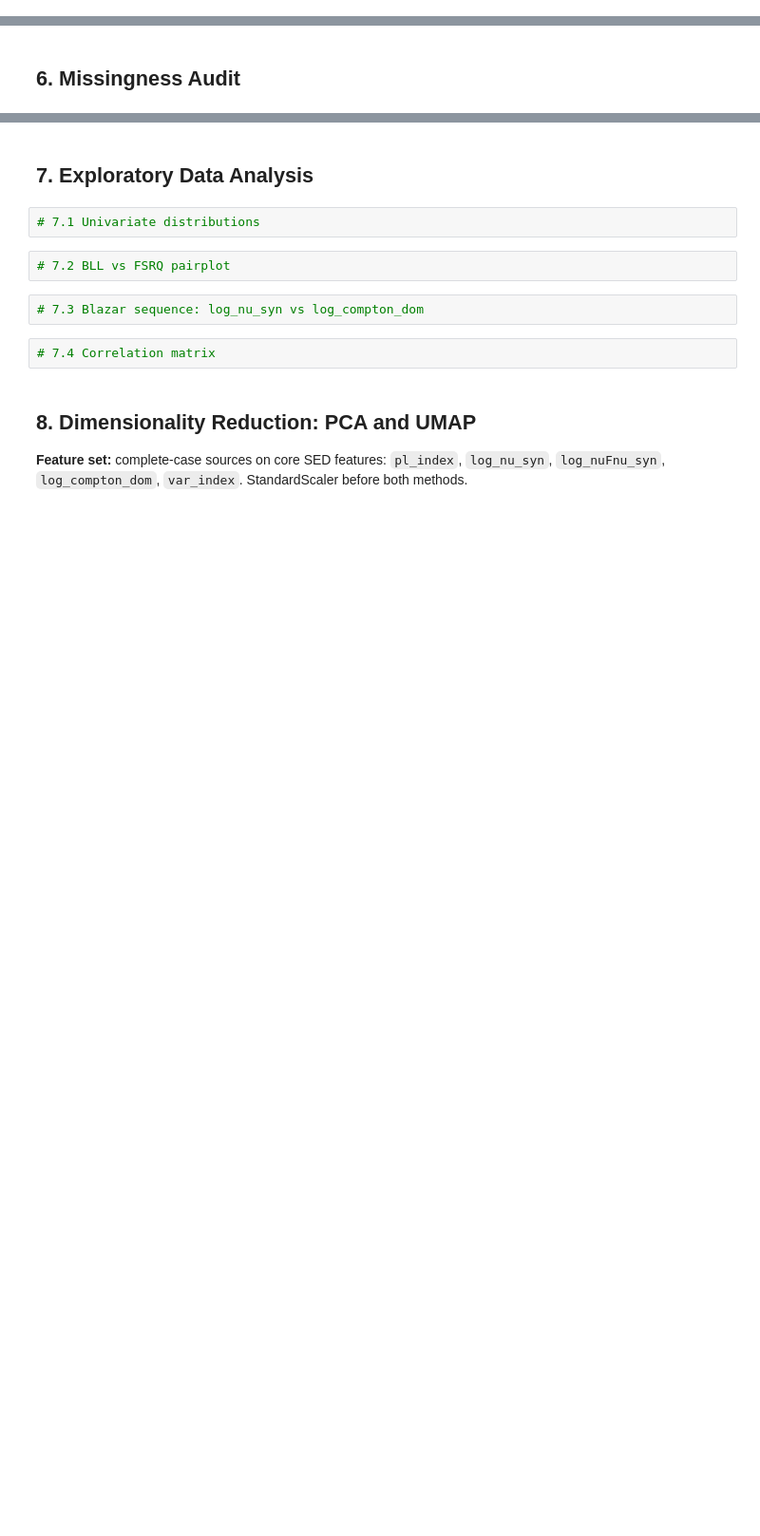
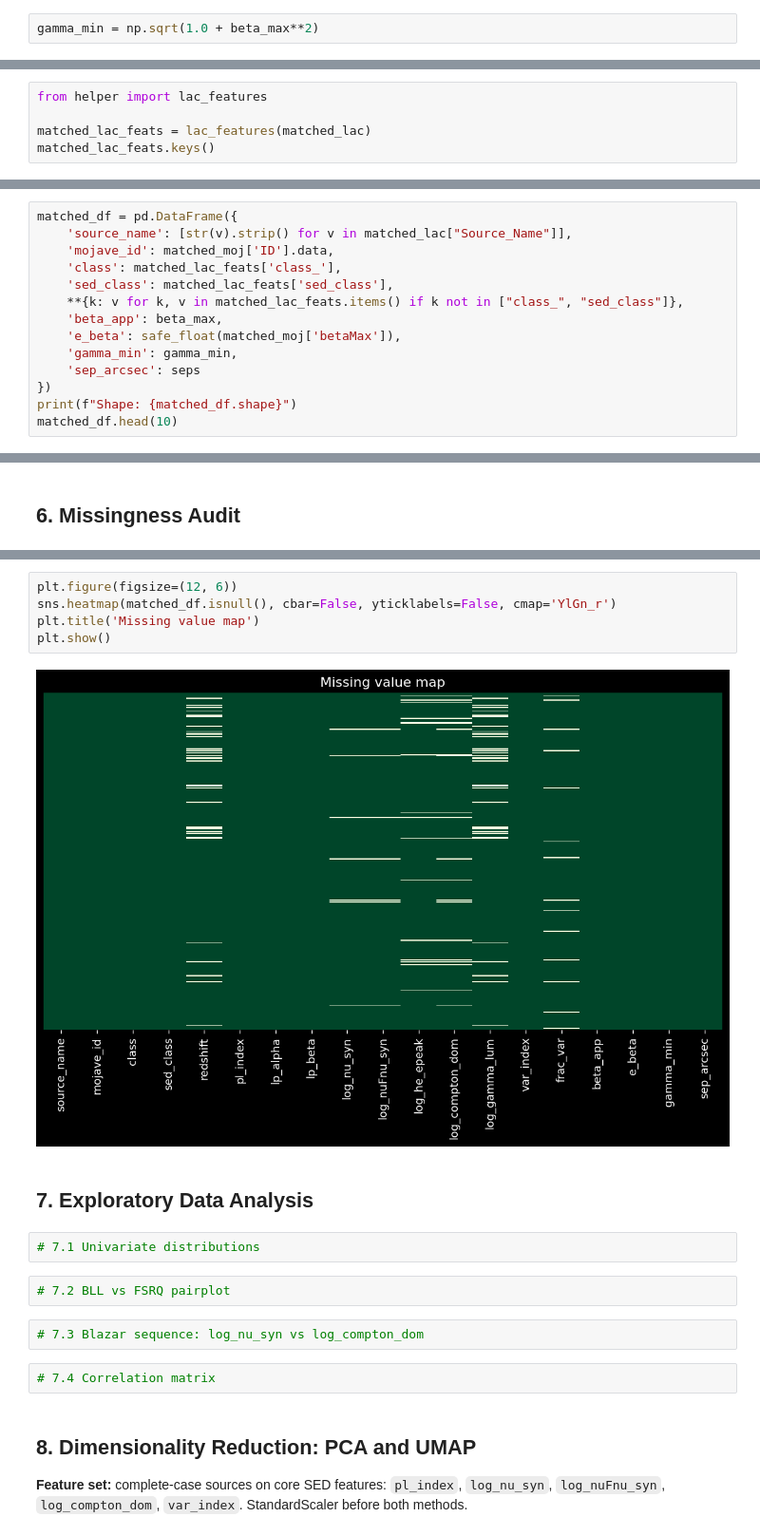
Before and after one commit to altjerue/ilwikak-ml, a Jupyter notebook: blazar_population_ml.ipynb, the cells around one changed output, grey strips where cells are left out. Shown at 95% size. Saved outputs shown, nothing was run; the diff lists cells and outputs as text; blank space fills up the shorter version.

```diff
--- a/blazar_population_ml.ipynb
+++ b/blazar_population_ml.ipynb
@@ -650,3 +655,5 @@ log_cd = np.where(compton_dom > 0, np.log10(compton_dom), np.nan)
+# %%
+gamma_min = np.sqrt(1.0 + beta_max**2)
 # %% [markdown]
 ### 4LAC DataFrame
 # %%
@@ -692,3 +699,8 @@ Missingness (% NaN):
   frac_var            :  25.7%
 # %% [markdown]
 ### MOJAVE Cross-Match DataFrame
+# %%
+from helper import lac_features
+
+matched_lac_feats = lac_features(matched_lac)
+matched_lac_feats.keys()
@@ -694,0 +709,14 @@ Missingness (% NaN):
+# %%
+matched_df = pd.DataFrame({
+    'source_name': [str(v).strip() for v in matched_lac["Source_Name"]],
+    'mojave_id': matched_moj['ID'].data,
+    'class': matched_lac_feats['class_'],
+    'sed_class': matched_lac_feats['sed_class'],
+    **{k: v for k, v in matched_lac_feats.items() if k not in ["class_", "sed_class"]},
+    'beta_app': beta_max,
+    'e_beta': safe_float(matched_moj['betaMax']),
+    'gamma_min': gamma_min,
+    'sep_arcsec': seps
+})
+print(f"Shape: {matched_df.shape}")
+matched_df.head(10)
@@ -701,3 +763,10 @@ Missingness (% NaN):
+# %%
+plt.figure(figsize=(12, 6))
+sns.heatmap(matched_df.isnull(), cbar=False, yticklabels=False, cmap='YlGn_r')
+plt.title('Missing value map')
+plt.show()
+# %% [output]
+[figure, added]
 # %% [markdown]
 ## 7. Exploratory Data Analysis
 # %%
```
Also changed, not shown: parts of 8 cells of this notebook, 1 other file.
